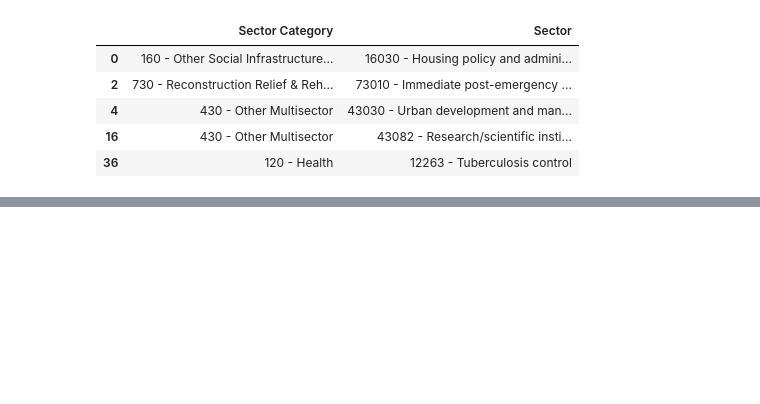
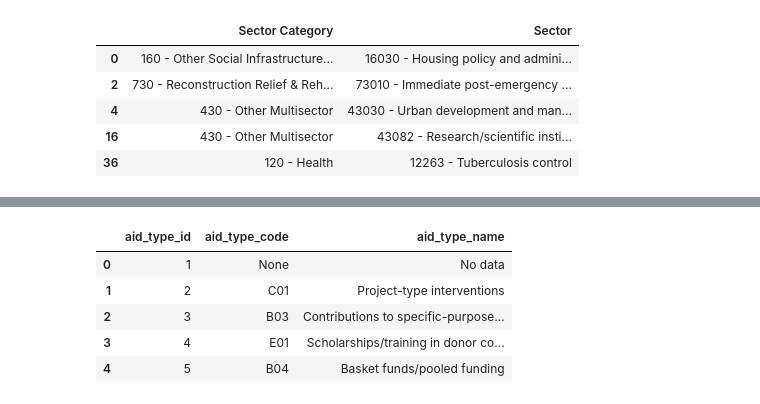
Before and after one commit to kirbt/INFO430-datawarehouse, a Jupyter notebook: iata_ETL.ipynb, the cells around one changed output, grey strips where cells are left out. Saved outputs shown, nothing was run; the diff lists cells and outputs as text; code cells hidden in the pictures; blank space fills up the shorter version.

Commit message:
finance, transaction, flow dimensions

```diff
--- a/iata_ETL.ipynb
+++ b/iata_ETL.ipynb
@@ -350,0 +375,24 @@ dim_sector.head()
+# %%
+# build aid dimension
+
+dim_aid_type = (
+    aid_staging[["aid_type_code", "aid_type_name"]]
+    .drop_duplicates()
+    .reset_index(drop=True)
+)
+
+# add pk
+dim_aid_type["aid_type_id"] = dim_aid_type.index + 1
+
+dim_aid_type = dim_aid_type[
+    ["aid_type_id", "aid_type_code", "aid_type_name"]
+]
+
+dim_aid_type.head()
+# %% [output]
+|  | aid_type_id | aid_type_code | aid_type_name |
+| 0 | 1 | None | No data |
+| 1 | 2 | C01 | Project-type interventions |
+| 2 | 3 | B03 | Contributions to specific-purpose... |
+| 3 | 4 | E01 | Scholarships/training in donor co... |
+| 4 | 5 | B04 | Basket funds/pooled funding |
```
Also changed, not shown: parts of 12 cells of this notebook.
